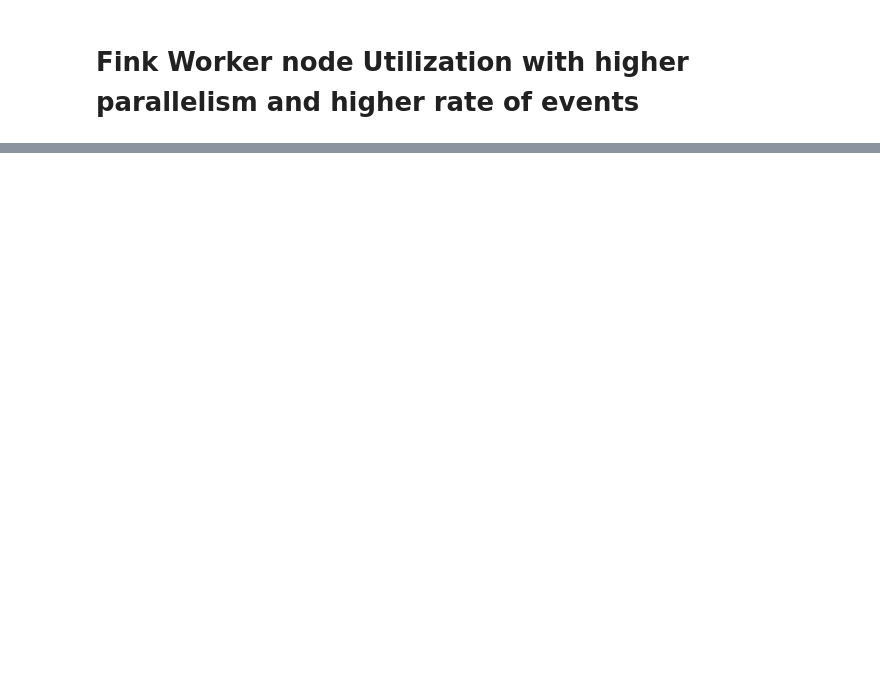
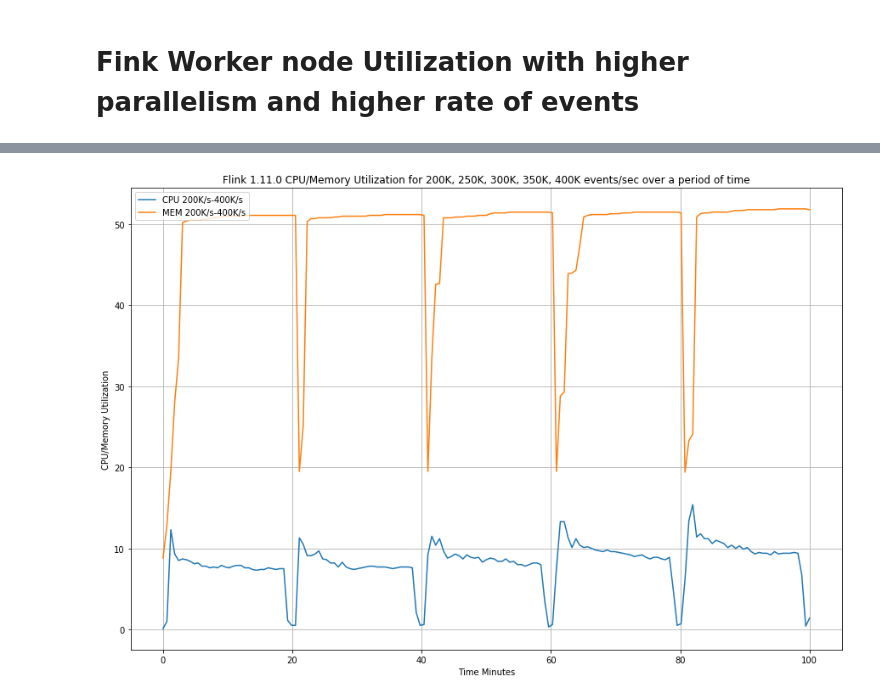
Before and after one commit to yahoo/streaming-benchmarks, a Jupyter notebook: pynotebooks/Benchmark_combined.ipynb, the cells around one changed output, grey strips where cells are left out. Drawn from its saved outputs; the diff is of its cells as text; code cells hidden in the pictures; blank space fills up the shorter version.

```diff
--- a/pynotebooks/Benchmark_combined.ipynb
+++ b/pynotebooks/Benchmark_combined.ipynb
@@ -1104,0 +1167,25 @@ SyntaxError: invalid syntax (<ipython-input-41-ef85a95985b5>, line 1)
+# %%
+def get_utilization_stats(filename):
+    utilization = np.loadtxt(filename, dtype=float)
+    return utilization
+
+def draw_line(points, label):
+    plt.plot(np.linspace(0,100, len(points)), points, label=(label))
+# %%
+files = [("../runs/flink_ysar_200_400_cpu.txt", "CPU 200K/s-400K/s"),
+         ("../runs/flink_ysar_200_400_mem.txt", "MEM 200K/s-400K/s")]
+
+utilization_stats = [(get_utilization_stats(filename), label) for (filename, label) in files]
+
+plt.figure(num=None, figsize=(15, 10))
+for (points,label) in utilization_stats:
+    draw_line(points,label)
+
+plt.legend(loc="upper left")
+plt.xlabel('Time Minutes')
+plt.ylabel('CPU/Memory Utilization')
+plt.grid(True)
+plt.title('Flink 1.11.0 CPU/Memory Utilization for 200K, 250K, 300K, 350K, 400K events/sec over a period of time')
+plt.show()
+# %% [output]
+[figure, added]
```
Also changed, not shown: parts of 18 cells of this notebook, 6 other files.
